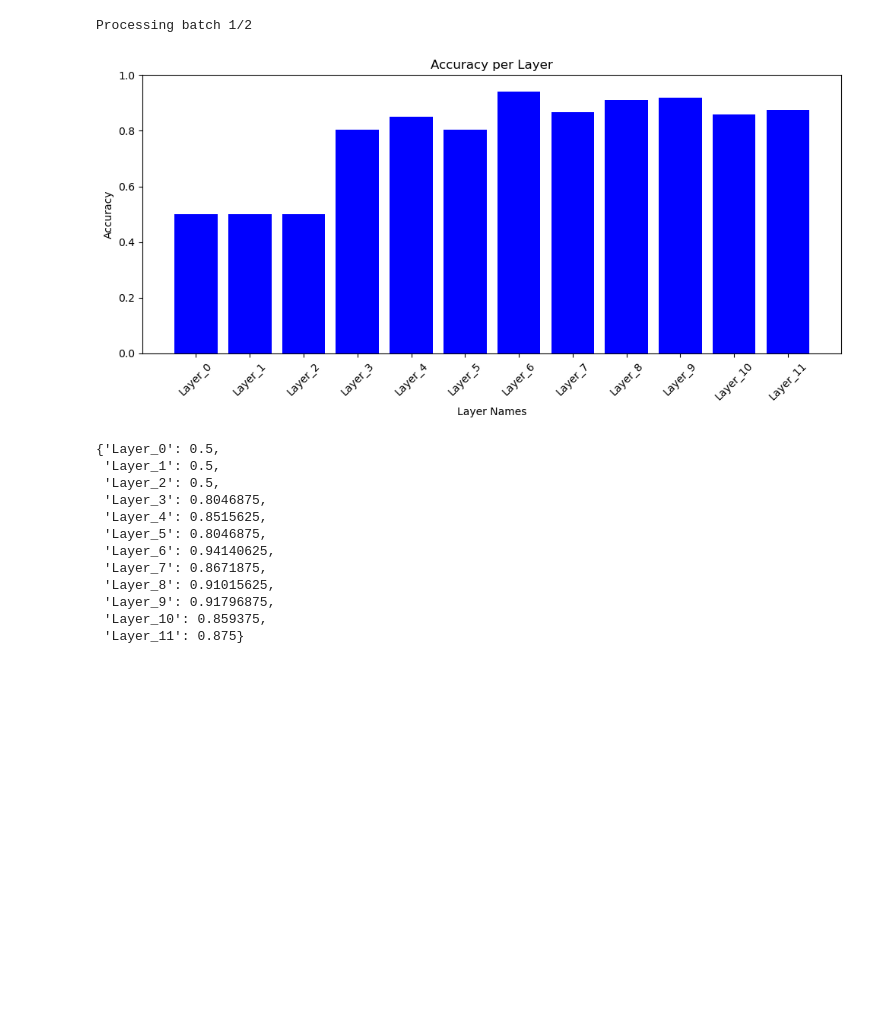
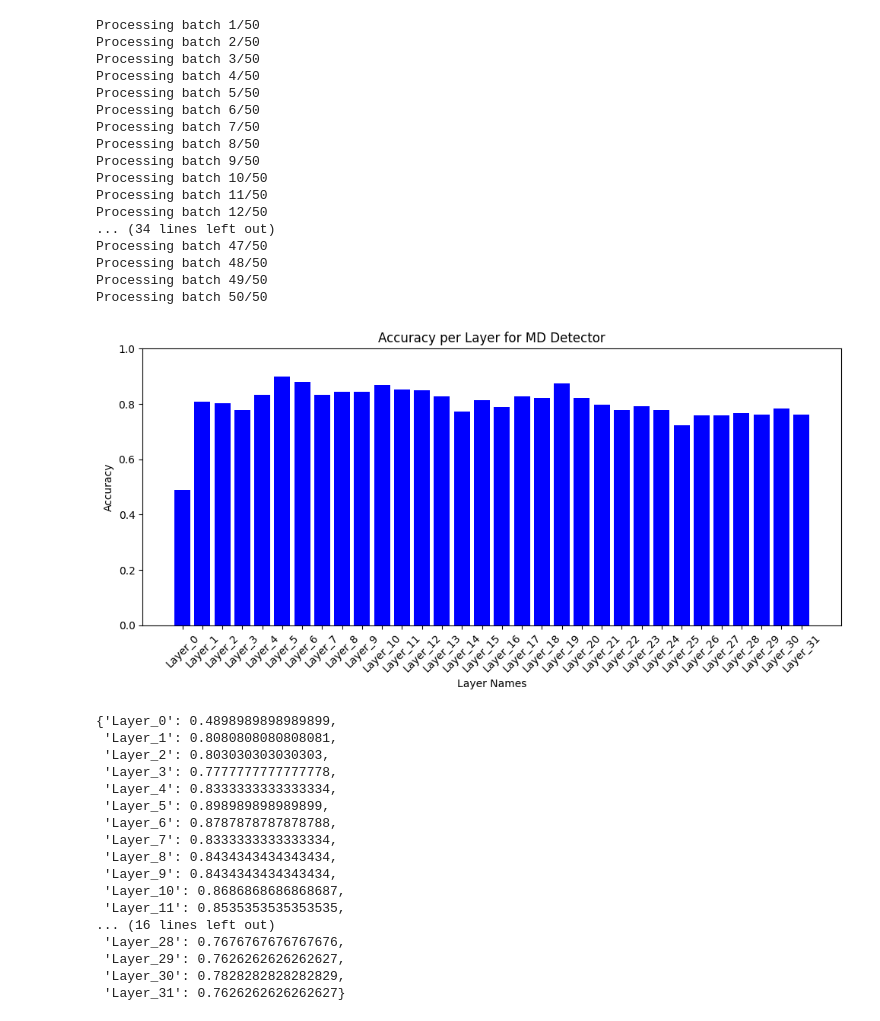
Before and after one commit to barbonara/anomalous-concept-detection, a Jupyter notebook: lin_feature_experiments.ipynb, the cells around one changed output. Cells and saved outputs as stored; diff of their text form; code cells hidden in the pictures; blank space fills up the shorter version.

Commit message:
created larger animal raw dataset

```diff
--- a/lin_feature_experiments.ipynb
+++ b/lin_feature_experiments.ipynb
@@ -15,9 +15,9 @@ import utils
 # %%
 # Global variable model:
 
-model_name = 'openai-community/gpt2' #"openai-community/gpt2-xl" #"meta-llama/Llama-2-7b-hf" #openai-community/gpt2-xl 'microsoft/Phi-3-mini-4k-instruct
-dataset_path = 'datasets/ilikecats_20000.csv' #'datasets/(non)animal_2000_gpt-4-turbo.csv'
+model_name = 'microsoft/Phi-3-mini-4k-instruct' #"openai-community/gpt2-xl" #"meta-llama/Llama-2-7b-hf" #openai-community/gpt2-xl 'microsoft/Phi-3-mini-4k-instruct
+dataset_path = 'datasets/hc_animal_phi3_inputs.csv' #'datasets/(non)animal_2000_gpt-4-turbo.csv'
 
 # Load model and dataset
-model = utils.LinearFeatureWrapper(model_name, dataset_path, 'Animal', 'Non-Animal', False)
-model.set_layers(model.model.transformer.h) # Depends on model! Typically model.model.model.layers. For gpt2: model.model.transformer.h
+model = utils.LinearFeatureWrapper(model_name, dataset_path, 'Animal', 'Non-Animal', True)
+model.set_layers(model.model.model.layers) # Depends on model! Typically model.model.model.layers. For gpt2: model.model.transformer.h
@@ -24,8 +28,8 @@ model.set_layers(model.model.transformer.h) # Depends on model! Typically model.
 # %%
 # Global variables after loading model and data
-num_detector_samples = 1024 # Number of samples to construct the detector
+num_detector_samples = -1 # Number of samples to construct the detector
 
-batch_size = None # Batch size for detector construction. 256 works well for Phi3 on ilikecats
+batch_size = 4 # Batch size for detector construction. 256 works well for Phi3 on ilikecats
 max_tokens = None # If none, uses maximum length of the dataset
 
 model.get_pos_neg_activations(num_detector_samples, max_tokens, batch_size)
@@ -40,27 +60,48 @@ model.plot_pca()
 model.calculate_detector_direction()
 # %%
 # Get dataset for testing direction detector
-num_test_samples = 256 # Number of samples to test the detector
-batch_size = None # Batch size for detector construction. 256 works well for Phi3 on ilikecats
-max_tokens = None # If none, uses maximum length of the dataset
+num_test_samples = -1 # Number of samples to test the detector
+# batch_size = None # Batch size for detector construction. 256 works well for Phi3 on ilikecats
+# max_tokens = None # If none, uses maximum length of the dataset
 
 test_dataset = dataset = utils.Dataset()
 test_dataset.load_data(dataset_path, 'Animal', 'Non-Animal')
 test_data, labels = test_dataset.combine_dataset_get_labels(num_test_samples)
 
-model.evaluate_direction_detector(test_data, labels, max_tokens, batch_size)
+model.evaluate_MD_detector(test_data, labels, max_tokens, batch_size)
 # %% [output]
-Processing batch 1/2
+Processing batch 1/50
+Processing batch 2/50
+Processing batch 3/50
+Processing batch 4/50
+Processing batch 5/50
+Processing batch 6/50
+Processing batch 7/50
+Processing batch 8/50
+Processing batch 9/50
+Processing batch 10/50
+Processing batch 11/50
+Processing batch 12/50
+... (34 lines left out)
+Processing batch 47/50
+Processing batch 48/50
+Processing batch 49/50
+Processing batch 50/50
-[figure, old version]
+[figure, new version]
-{'Layer_0': 0.5,
- 'Layer_1': 0.5,
- 'Layer_2': 0.5,
- 'Layer_3': 0.8046875,
- 'Layer_4': 0.8515625,
- 'Layer_5': 0.8046875,
- 'Layer_6': 0.94140625,
- 'Layer_7': 0.8671875,
- 'Layer_8': 0.91015625,
- 'Layer_9': 0.91796875,
- 'Layer_10': 0.859375,
- 'Layer_11': 0.875}
+{'Layer_0': 0.4898989898989899,
+ 'Layer_1': 0.8080808080808081,
+ 'Layer_2': 0.803030303030303,
+ 'Layer_3': 0.7777777777777778,
+ 'Layer_4': 0.8333333333333334,
+ 'Layer_5': 0.898989898989899,
+ 'Layer_6': 0.8787878787878788,
+ 'Layer_7': 0.8333333333333334,
+ 'Layer_8': 0.8434343434343434,
+ 'Layer_9': 0.8434343434343434,
+ 'Layer_10': 0.8686868686868687,
+ 'Layer_11': 0.8535353535353535,
+... (16 lines left out)
+ 'Layer_28': 0.7676767676767676,
+ 'Layer_29': 0.7626262626262627,
+ 'Layer_30': 0.7828282828282829,
+ 'Layer_31': 0.7626262626262627}
```
Also changed, not shown: parts of 4 cells of this notebook, 4 other files.
